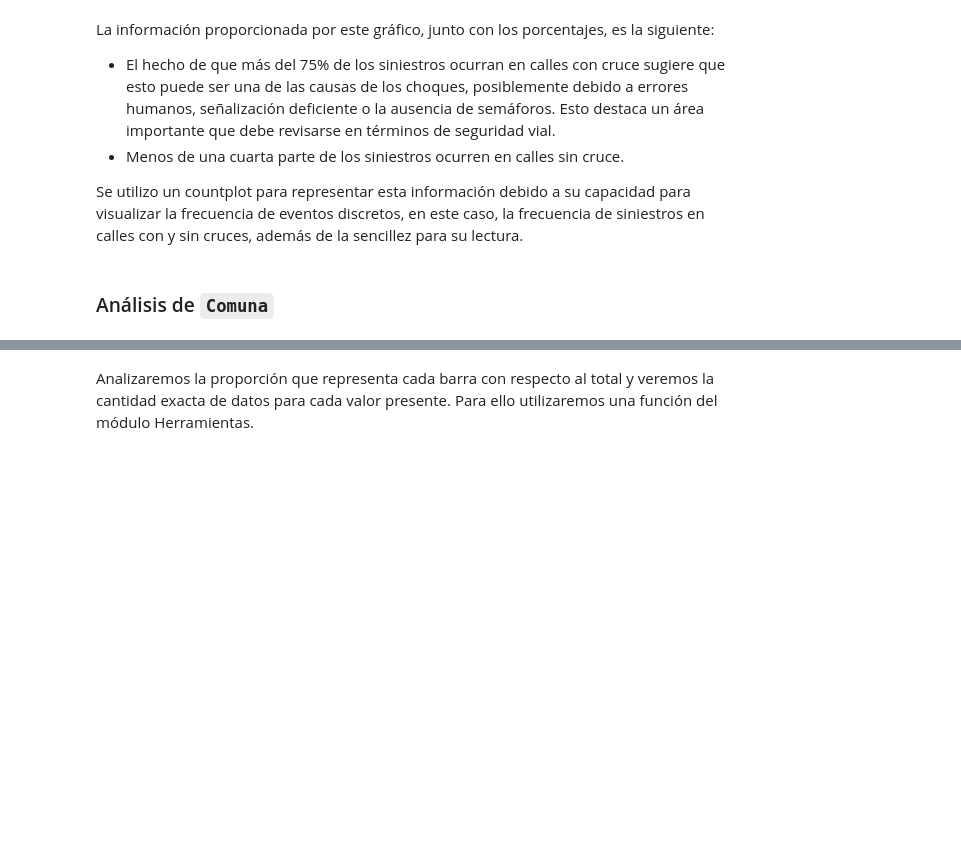
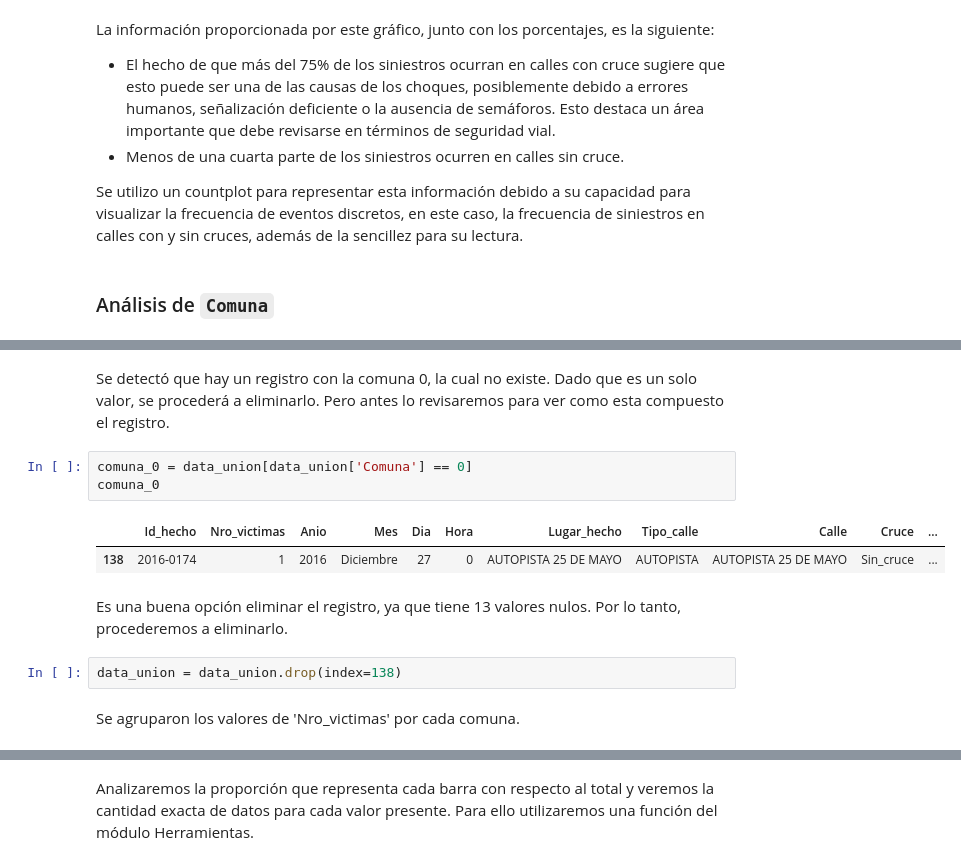
Before and after one commit to MaximilianoTauil/PI_Siniestros, a Jupyter notebook: EDA.ipynb, the cells around one changed output, grey strips where cells are left out. Cells and saved outputs as stored; diff of their text form; blank space fills up the shorter version.

```diff
--- a/EDA.ipynb
+++ b/EDA.ipynb
@@ -471,0 +493,14 @@ Se utilizo un countplot para representar esta información debido a su capacidad
+# %% [markdown]
+Se detectó que hay un registro con la comuna 0, la cual no existe. Dado que es un solo valor, se procederá a eliminarlo. Pero antes lo revisaremos para ver como esta compuesto el registro.
+# %%
+comuna_0 = data_union[data_union['Comuna'] == 0]
+comuna_0
+# %% [output]
+|  | Id_hecho | Nro_victimas | Anio | Mes | Dia | Hora | Lugar_hecho | Tipo_calle | Calle | Cruce | ... |
+| 138 | 2016-0174 | 1 | 2016 | Diciembre | 27 | 0 | AUTOPISTA 25 DE MAYO | AUTOPISTA | AUTOPISTA 25 DE MAYO | Sin_cruce | ... |
+# %% [markdown]
+Es una buena opción eliminar el registro, ya que tiene 13 valores nulos. Por lo tanto, procederemos a eliminarlo.
+# %%
+data_union = data_union.drop(index=138)
+# %% [markdown]
+Se agruparon los valores de 'Nro_victimas' por cada comuna.
```
Also changed, not shown: parts of 45 cells of this notebook.
